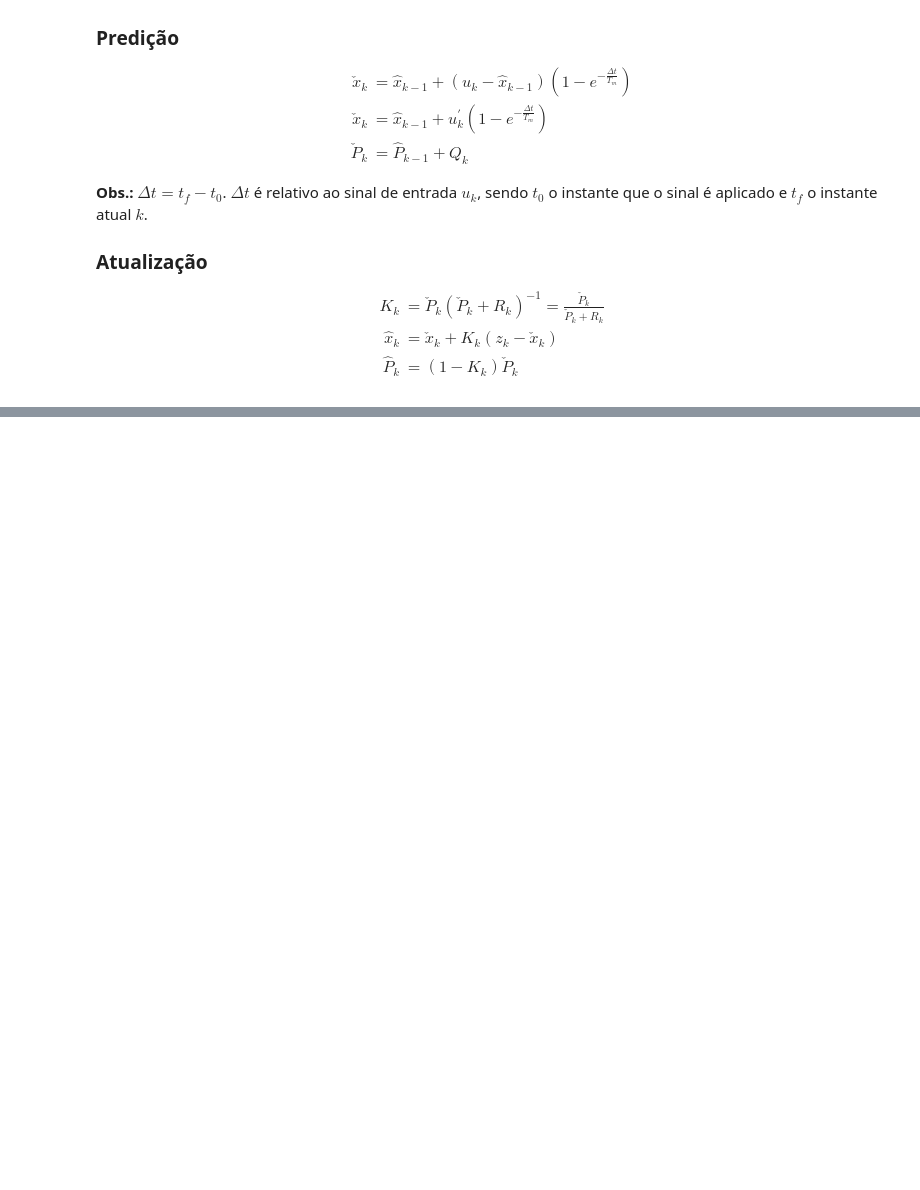
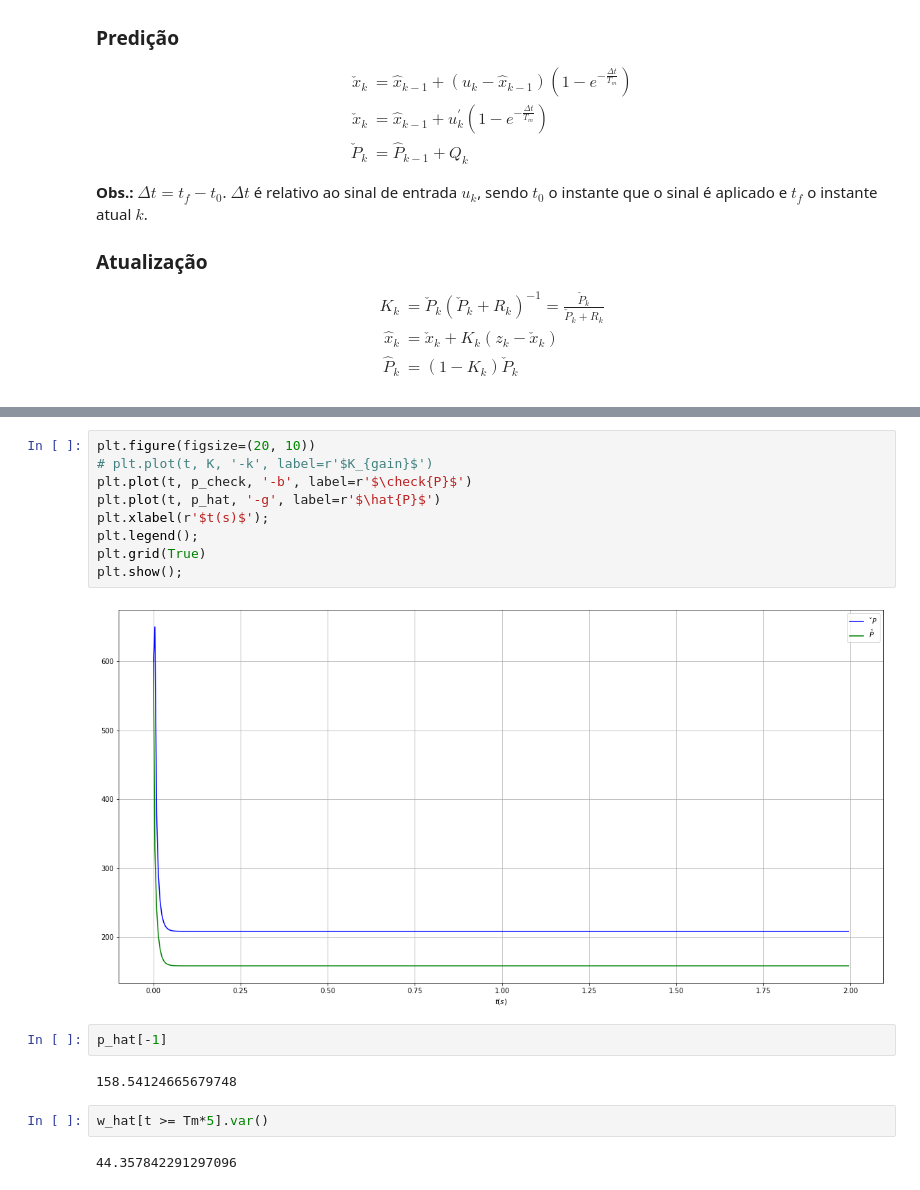
Before and after one commit to Gabriellgpc/BtController, a Jupyter notebook: notebook/analisador.ipynb, the cells around one changed output, grey strips where cells are left out. Drawn from its saved outputs; the diff is of its cells as text; blank space fills up the shorter version.

```diff
--- a/notebook/analisador.ipynb
+++ b/notebook/analisador.ipynb
@@ -112,0 +187,19 @@ K_k &= \check{P}_k \left( \check{P}_k + R_k \right)^{-1} = \frac{\check{P}_k}{\c
+# %%
+plt.figure(figsize=(20, 10))
+# plt.plot(t, K, '-k', label=r'$K_{gain}$')
+plt.plot(t, p_check, '-b', label=r'$\check{P}$')
+plt.plot(t, p_hat, '-g', label=r'$\hat{P}$')
+plt.xlabel(r'$t(s)$');
+plt.legend();
+plt.grid(True)
+plt.show();
+# %% [output]
+[figure, added]
+# %%
+p_hat[-1]
+# %% [output]
+158.54124665679748
+# %%
+w_hat[t >= Tm*5].var()
+# %% [output]
+44.357842291297096
```
Also changed, not shown: parts of 8 cells of this notebook.
